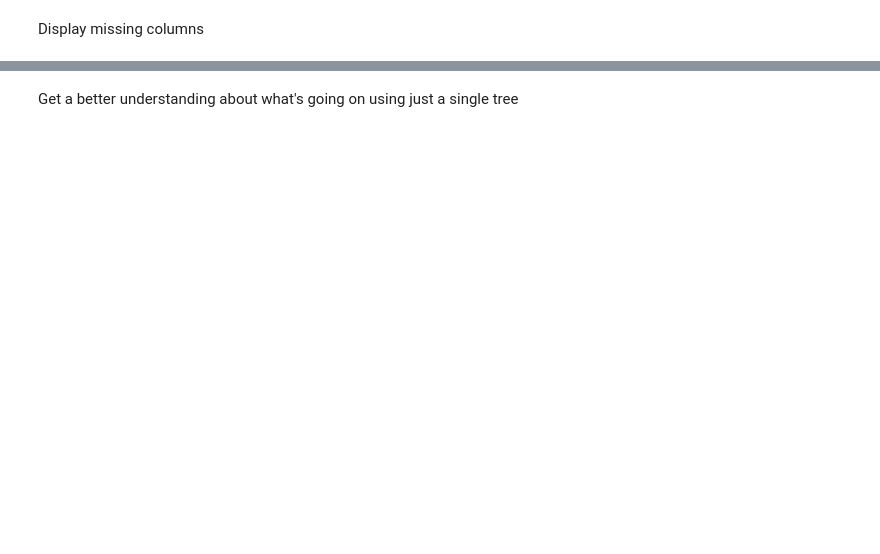
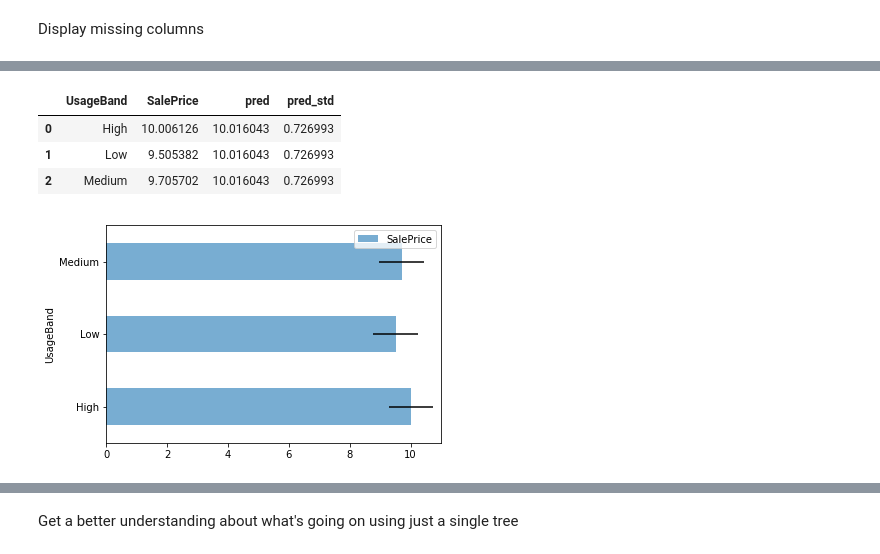
Before and after one commit to TerkaSlaninakova/data-science-portfolio, a Jupyter notebook: Blue book for bulldozers dataset - Simple RF.ipynb, the cells around one changed output, grey strips where cells are left out. Cells and saved outputs as stored; diff of their text form; code cells hidden in the pictures; blank space fills up the shorter version.

```diff
--- a/Blue book for bulldozers dataset - Simple RF.ipynb
+++ b/Blue book for bulldozers dataset - Simple RF.ipynb
@@ -187,0 +139,14 @@ Wall time: 39.9 s
+# %%
+def feature_against_target(feature):
+    flds = [feature, 'SalePrice', 'pred', 'pred_std']
+    enc_summ = x[flds].groupby(feature, as_index=False).mean()
+    display(enc_summ)
+    enc_summ.plot(feature, 'SalePrice', 'barh', xerr='pred_std', alpha=0.6, xlim=(0,11));
+
+feature_against_target('UsageBand')
+# %% [output]
+|  | UsageBand | SalePrice | pred | pred_std |
+| 0 | High | 10.006126 | 10.016043 | 0.726993 |
+| 1 | Low | 9.505382 | 10.016043 | 0.726993 |
+| 2 | Medium | 9.705702 | 10.016043 | 0.726993 |
+[figure, added]
```
Also changed, not shown: parts of 102 cells of this notebook, 14 other files.
